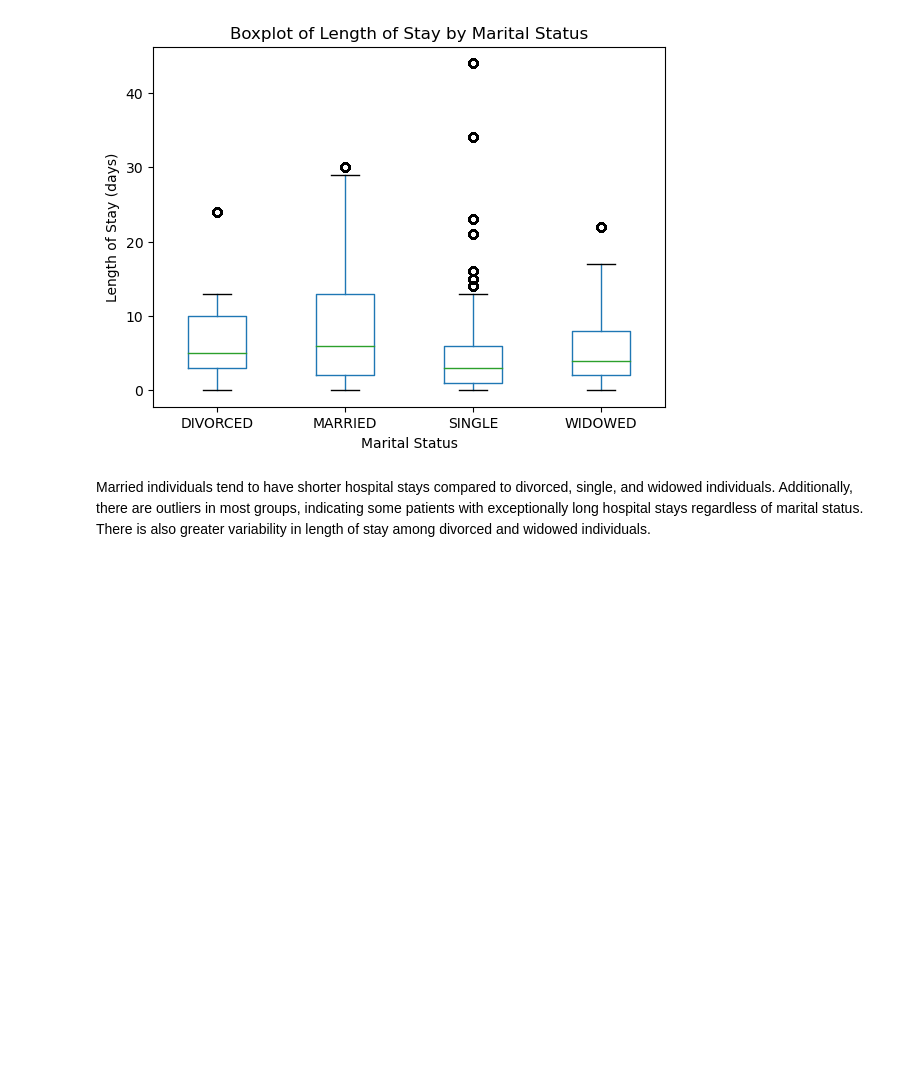
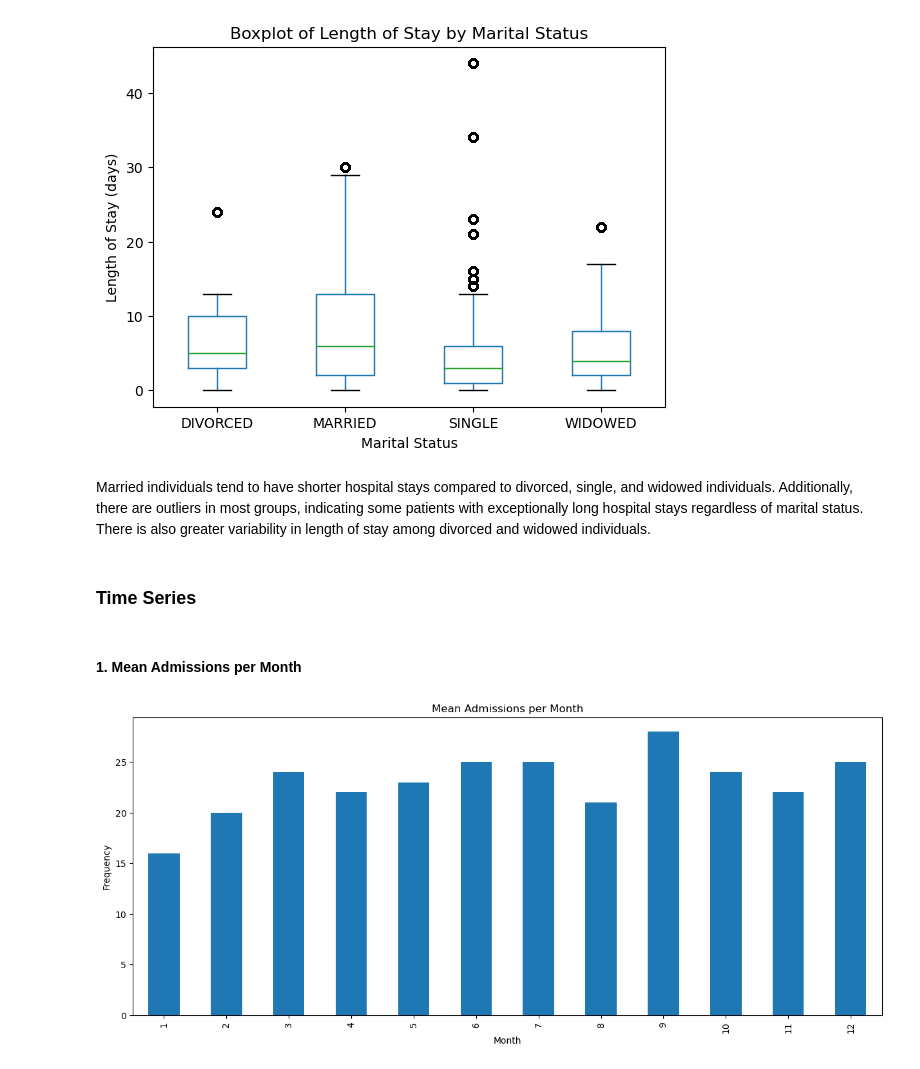
Before and after one commit to bizzfuzz/CHOP-comprehensive-hospital-outcome-prediction-system, a Jupyter notebook: CHOP.ipynb, the cells around one changed output. Drawn from its saved outputs; the diff is of its cells as text; code cells hidden in the pictures; blank space fills up the shorter version.

Commit message:
Update CHOP.ipynb
Time series EDA: Length of stay, monthly average admissions, monthly readmissions and top drug prescription per month.

```diff
--- a/CHOP.ipynb
+++ b/CHOP.ipynb
@@ -636,3 +636,18 @@ plt.show()
 [figure]
 # %% [markdown]
 Married individuals tend to have shorter hospital stays compared to divorced, single, and widowed individuals. Additionally, there are outliers in most groups, indicating some patients with exceptionally long hospital stays regardless of marital status. There is also greater variability in length of stay among divorced and widowed individuals.
+# %% [markdown]
+### Time Series
+# %% [markdown]
+#### 1. Mean Admissions per Month
+# %%
+admissions_copy = base_df.copy()
+# plot mean admissions per month
+admissions_copy["month"] = pd.to_datetime(admissions_copy["admittime"]).dt.month
+admissions_copy.groupby("month")["hadm_id"].count().plot(kind='bar', figsize=(15, 6))
+plt.title('Mean Admissions per Month')
+plt.xlabel('Month')
+plt.ylabel('Frequency')
+plt.show()
+# %% [output]
+[figure, added]
```
Also changed, not shown: parts of 9 cells of this notebook.
